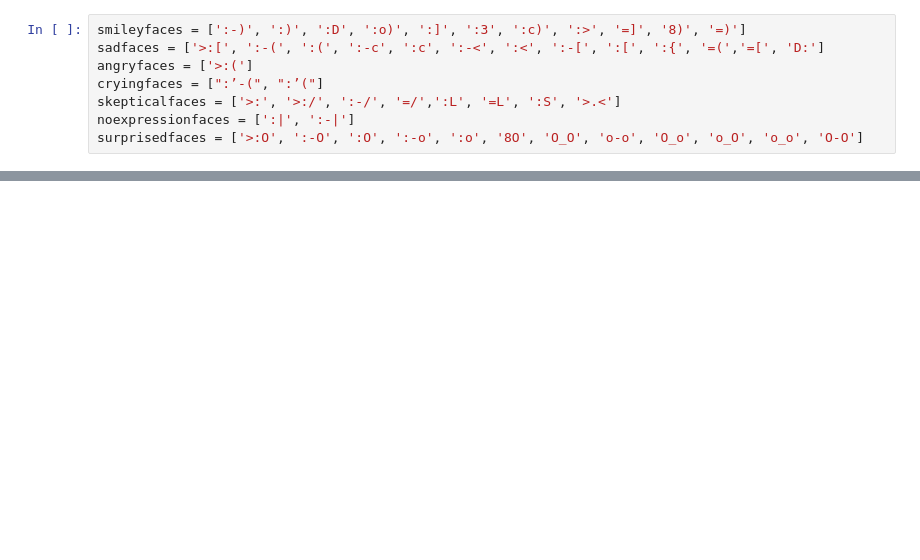
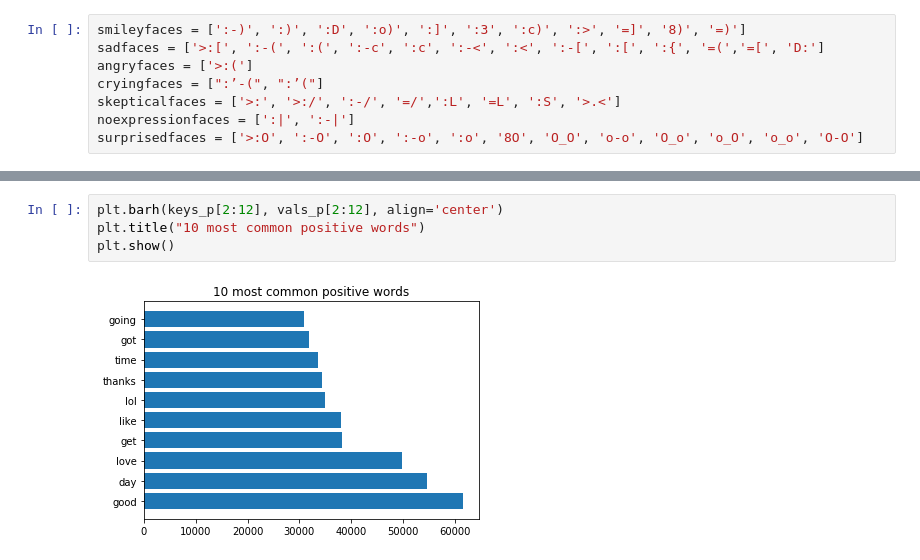
Before and after one commit to BrooksDiwu/MoodPrediction, a Jupyter notebook: EDA2.ipynb, the cells around one changed output, grey strips where cells are left out. Drawn from its saved outputs; the diff is of its cells as text; blank space fills up the shorter version.

```diff
--- a/EDA2.ipynb
+++ b/EDA2.ipynb
@@ -47,0 +116,6 @@ def cleanText(wordSeries):
+# %%
+plt.barh(keys_p[2:12], vals_p[2:12], align='center')
+plt.title("10 most common positive words")
+plt.show()
+# %% [output]
+[figure, added]
```
Also changed, not shown: parts of 18 cells of this notebook, 1 other file.
